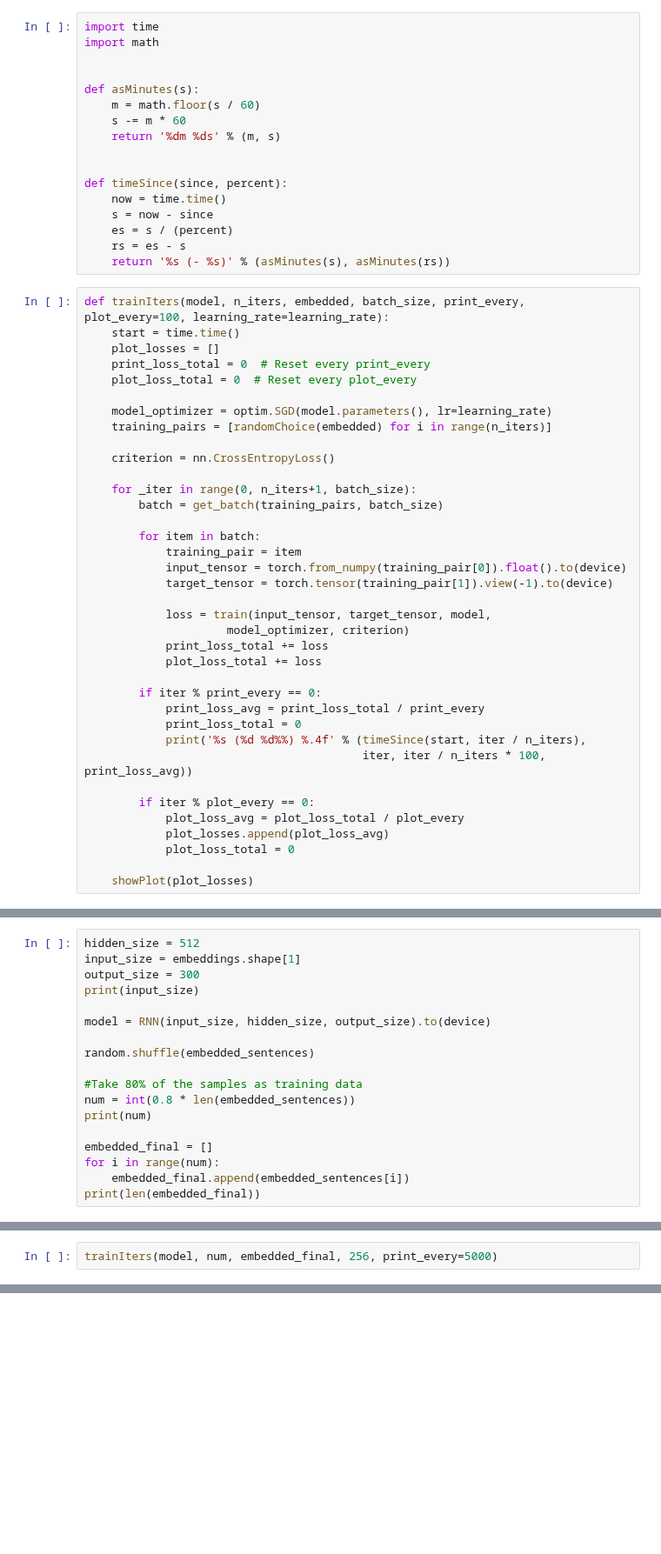
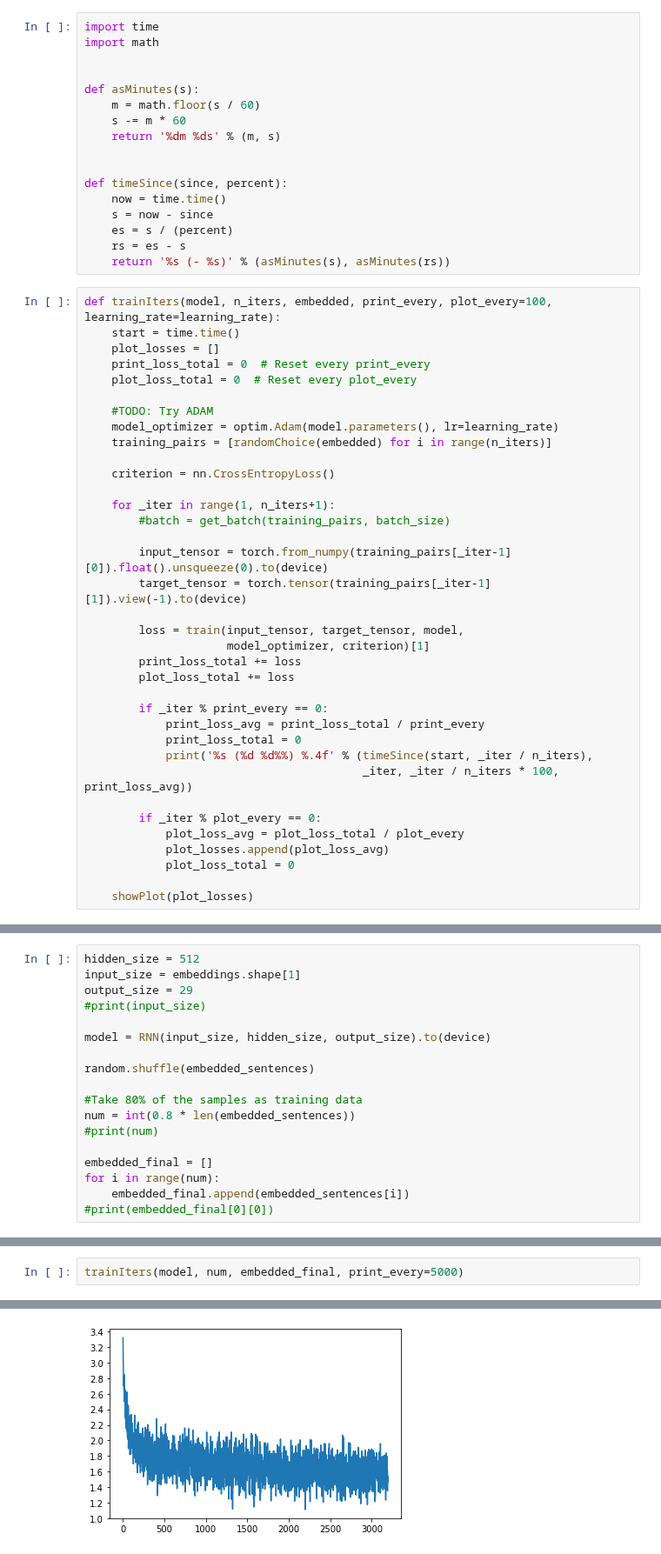
Before and after one commit to Siddhant-Ray/Attentive-neural-networks-for-news-classification, a Jupyter notebook: training-workspace.ipynb, the cells around one changed output, grey strips where cells are left out. Shown at 87% size. Saved outputs shown, nothing was run; the diff lists cells and outputs as text; blank space fills up the shorter version.

```diff
--- a/training-workspace.ipynb
+++ b/training-workspace.ipynb
@@ -394,37 +396,36 @@ def timeSince(since, percent):
     rs = es - s
     return '%s (- %s)' % (asMinutes(s), asMinutes(rs))
 # %%
-def trainIters(model, n_iters, embedded, batch_size, print_every, plot_every=100, learning_rate=learning_rate):
+def trainIters(model, n_iters, embedded, print_every, plot_every=100, learning_rate=learning_rate):
     start = time.time()
     plot_losses = []
     print_loss_total = 0  # Reset every print_every
     plot_loss_total = 0  # Reset every plot_every
 
-    model_optimizer = optim.SGD(model.parameters(), lr=learning_rate)
+    #TODO: Try ADAM
+    model_optimizer = optim.Adam(model.parameters(), lr=learning_rate)
     training_pairs = [randomChoice(embedded) for i in range(n_iters)]
 
     criterion = nn.CrossEntropyLoss()
 
-    for _iter in range(0, n_iters+1, batch_size):
-        batch = get_batch(training_pairs, batch_size)
+    for _iter in range(1, n_iters+1):
+        #batch = get_batch(training_pairs, batch_size)
 
-        for item in batch:
-            training_pair = item
-            input_tensor = torch.from_numpy(training_pair[0]).float().to(device)
-            target_tensor = torch.tensor(training_pair[1]).view(-1).to(device)
+        input_tensor = torch.from_numpy(training_pairs[_iter-1][0]).float().unsqueeze(0).to(device)
+        target_tensor = torch.tensor(training_pairs[_iter-1][1]).view(-1).to(device)
 
-            loss = train(input_tensor, target_tensor, model,
-                     model_optimizer, criterion)
-            print_loss_total += loss
-            plot_loss_total += loss
+        loss = train(input_tensor, target_tensor, model,
+                     model_optimizer, criterion)[1]
+        print_loss_total += loss
+        plot_loss_total += loss
 
-        if iter % print_every == 0:
+        if _iter % print_every == 0:
             print_loss_avg = print_loss_total / print_every
             print_loss_total = 0
-            print('%s (%d %d%%) %.4f' % (timeSince(start, iter / n_iters),
-                                         iter, iter / n_iters * 100, print_loss_avg))
+            print('%s (%d %d%%) %.4f' % (timeSince(start, _iter / n_iters),
+                                         _iter, _iter / n_iters * 100, print_loss_avg))
 
-        if iter % plot_every == 0:
+        if _iter % plot_every == 0:
             plot_loss_avg = plot_loss_total / plot_every
             plot_losses.append(plot_loss_avg)
             plot_loss_total = 0
@@ -447,8 +448,8 @@ def showPlot(points):
 # %%
 hidden_size = 512
 input_size = embeddings.shape[1]
-output_size = 300
-print(input_size)
+output_size = 29
+#print(input_size)
 
 model = RNN(input_size, hidden_size, output_size).to(device)
 
@@ -456,9 +457,9 @@ random.shuffle(embedded_sentences)
 
 #Take 80% of the samples as training data
 num = int(0.8 * len(embedded_sentences))
-print(num)
+#print(num)
 
 embedded_final = []
 for i in range(num):
     embedded_final.append(embedded_sentences[i])
-print(len(embedded_final))
+#print(embedded_final[0][0])
@@ -469,3 +466,3 @@ print(len(embedded_final))
 # %%
-trainIters(model, num, embedded_final, 256, print_every=5000)
+trainIters(model, num, embedded_final, print_every=5000)
 # %% [output]
@@ -474,0 +487 @@ IndexError: Dimension out of range (expected to be in range of [-1, 0], but got
+[figure, added]
```
Also changed, not shown: parts of 7 cells of this notebook, 45 other files.
